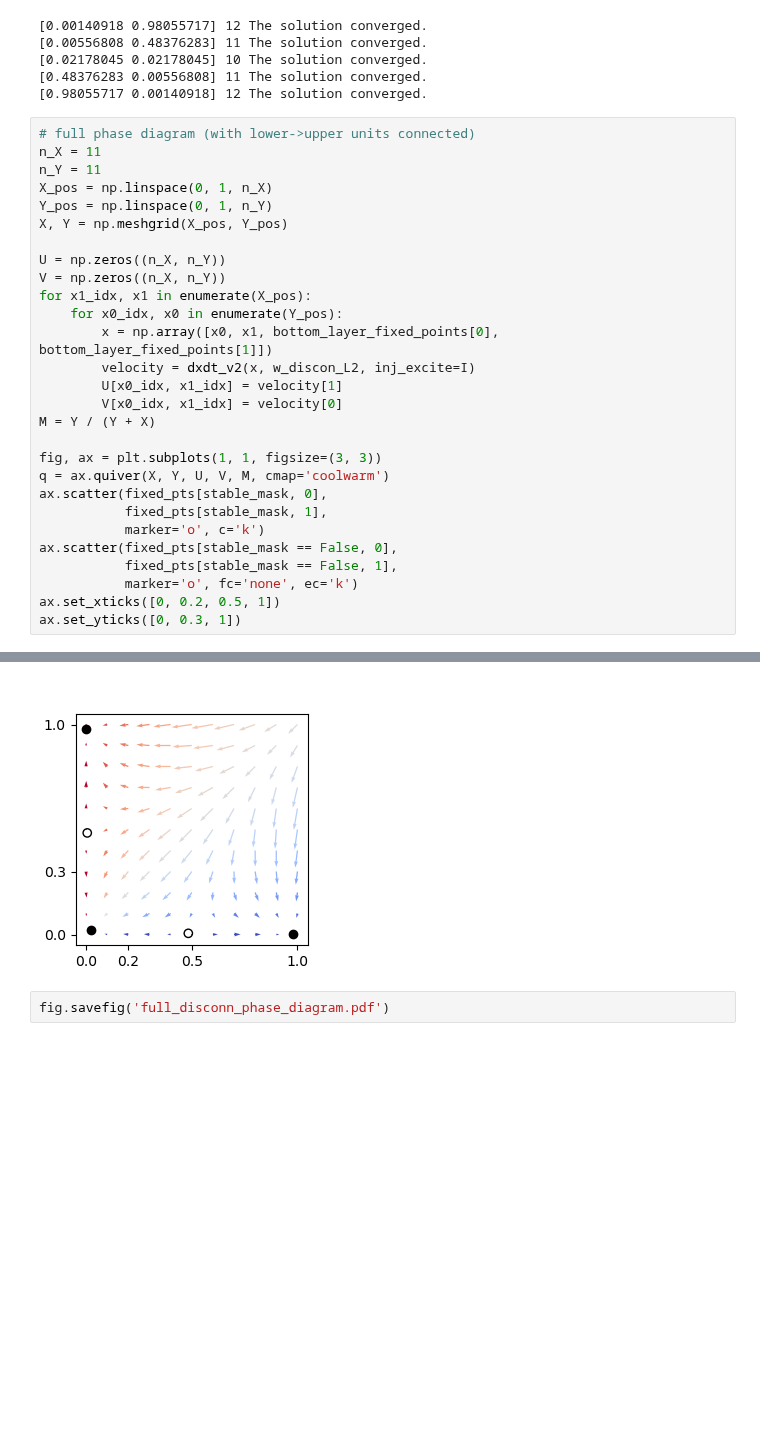
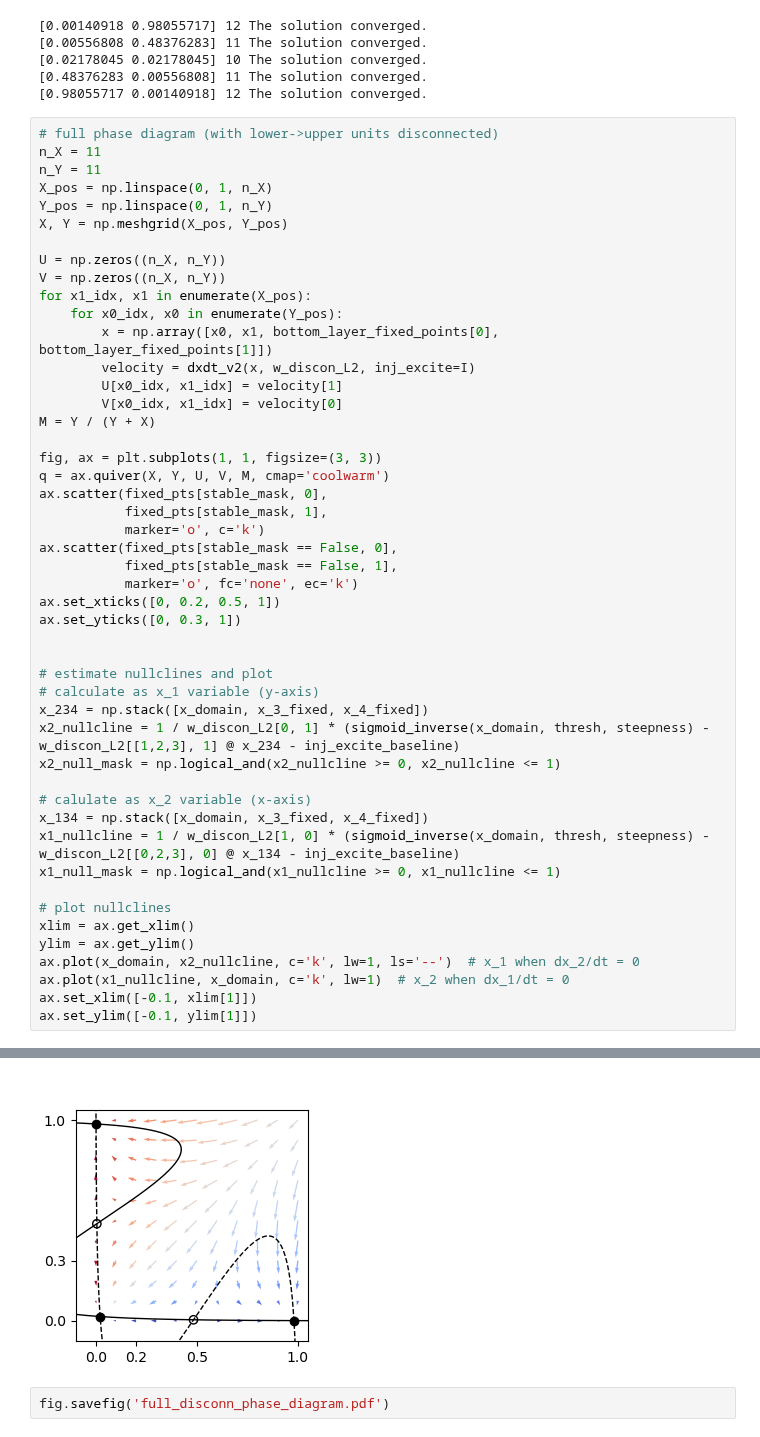
Before and after one commit to rythorpe/dev_detect_wc, a Jupyter notebook: phase_diagram.ipynb, the cells around one changed output, grey strips where cells are left out. Saved outputs shown, nothing was run; the diff lists cells and outputs as text; blank space fills up the shorter version.

```diff
--- a/phase_diagram.ipynb
+++ b/phase_diagram.ipynb
@@ -515,7 +509,7 @@ for idx, start_pt in enumerate(start_pts):
 [0.48376283 0.00556808] 11 The solution converged.
 [0.98055717 0.00140918] 12 The solution converged.
 # %%
-# full phase diagram (with lower->upper units connected)
+# full phase diagram (with lower->upper units disconnected)
 n_X = 11
 n_Y = 11
 X_pos = np.linspace(0, 1, n_X)
@@ -542,4 +536,24 @@ ax.scatter(fixed_pts[stable_mask == False, 0],
            marker='o', fc='none', ec='k')
 ax.set_xticks([0, 0.2, 0.5, 1])
 ax.set_yticks([0, 0.3, 1])
+
+
+# estimate nullclines and plot
+# calculate as x_1 variable (y-axis)
+x_234 = np.stack([x_domain, x_3_fixed, x_4_fixed])
+x2_nullcline = 1 / w_discon_L2[0, 1] * (sigmoid_inverse(x_domain, thresh, steepness) - w_discon_L2[[1,2,3], 1] @ x_234 - inj_excite_baseline)
+x2_null_mask = np.logical_and(x2_nullcline >= 0, x2_nullcline <= 1)
+
+# calulate as x_2 variable (x-axis)
+x_134 = np.stack([x_domain, x_3_fixed, x_4_fixed])
+x1_nullcline = 1 / w_discon_L2[1, 0] * (sigmoid_inverse(x_domain, thresh, steepness) - w_discon_L2[[0,2,3], 0] @ x_134 - inj_excite_baseline)
+x1_null_mask = np.logical_and(x1_nullcline >= 0, x1_nullcline <= 1)
+
+# plot nullclines
+xlim = ax.get_xlim()
+ylim = ax.get_ylim()
+ax.plot(x_domain, x2_nullcline, c='k', lw=1, ls='--')  # x_1 when dx_2/dt = 0
+ax.plot(x1_nullcline, x_domain, c='k', lw=1)  # x_2 when dx_1/dt = 0
+ax.set_xlim([-0.1, xlim[1]])
+ax.set_ylim([-0.1, ylim[1]])
 # %% [output]
@@ -549,4 +561,4 @@ ax.set_yticks([0, 0.3, 1])
-[figure, old version]
+[figure, new version]
 # %%
 fig.savefig('full_disconn_phase_diagram.pdf')
 # %%
```
Also changed, not shown: parts of 3 cells of this notebook.
